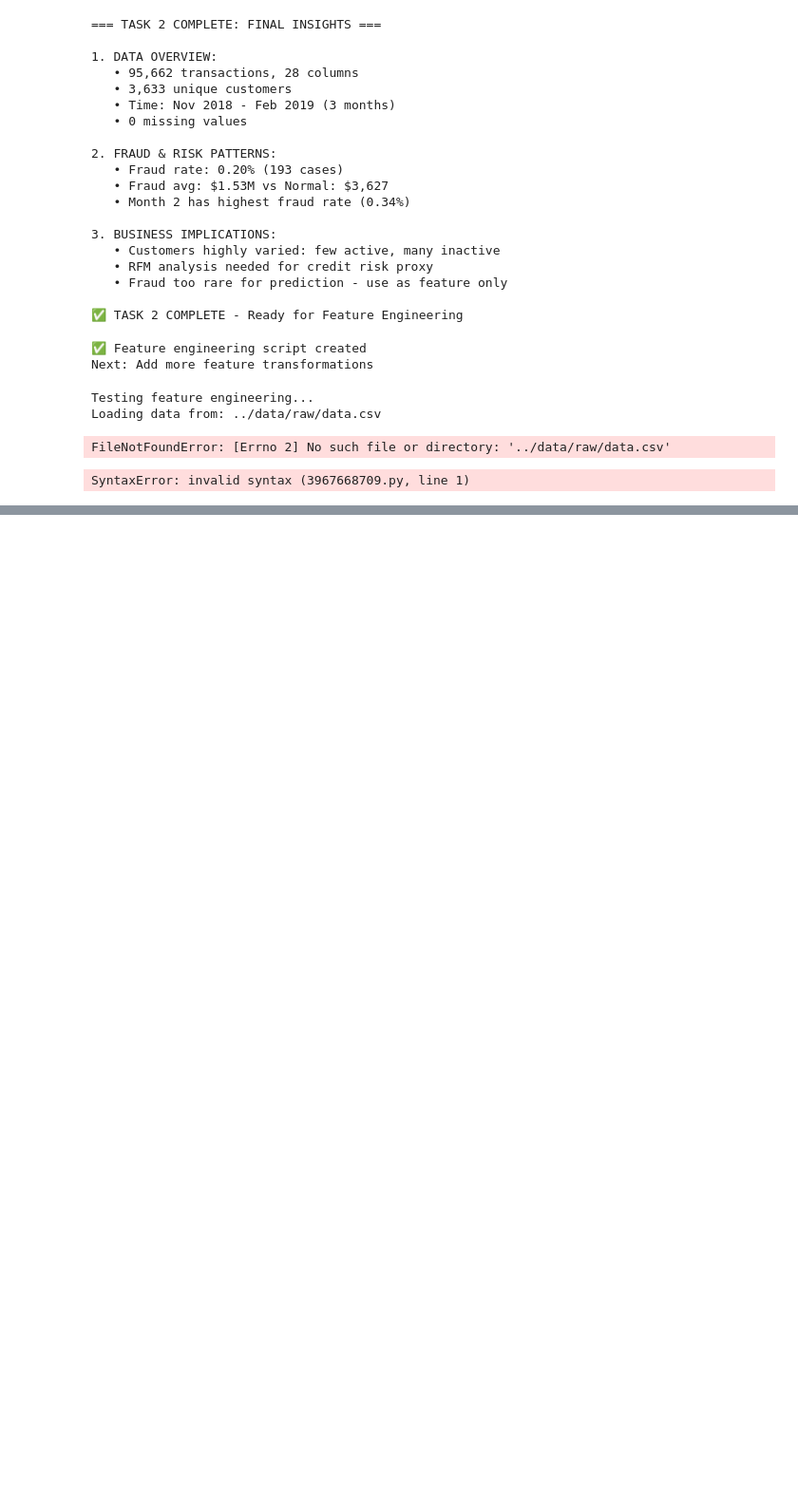
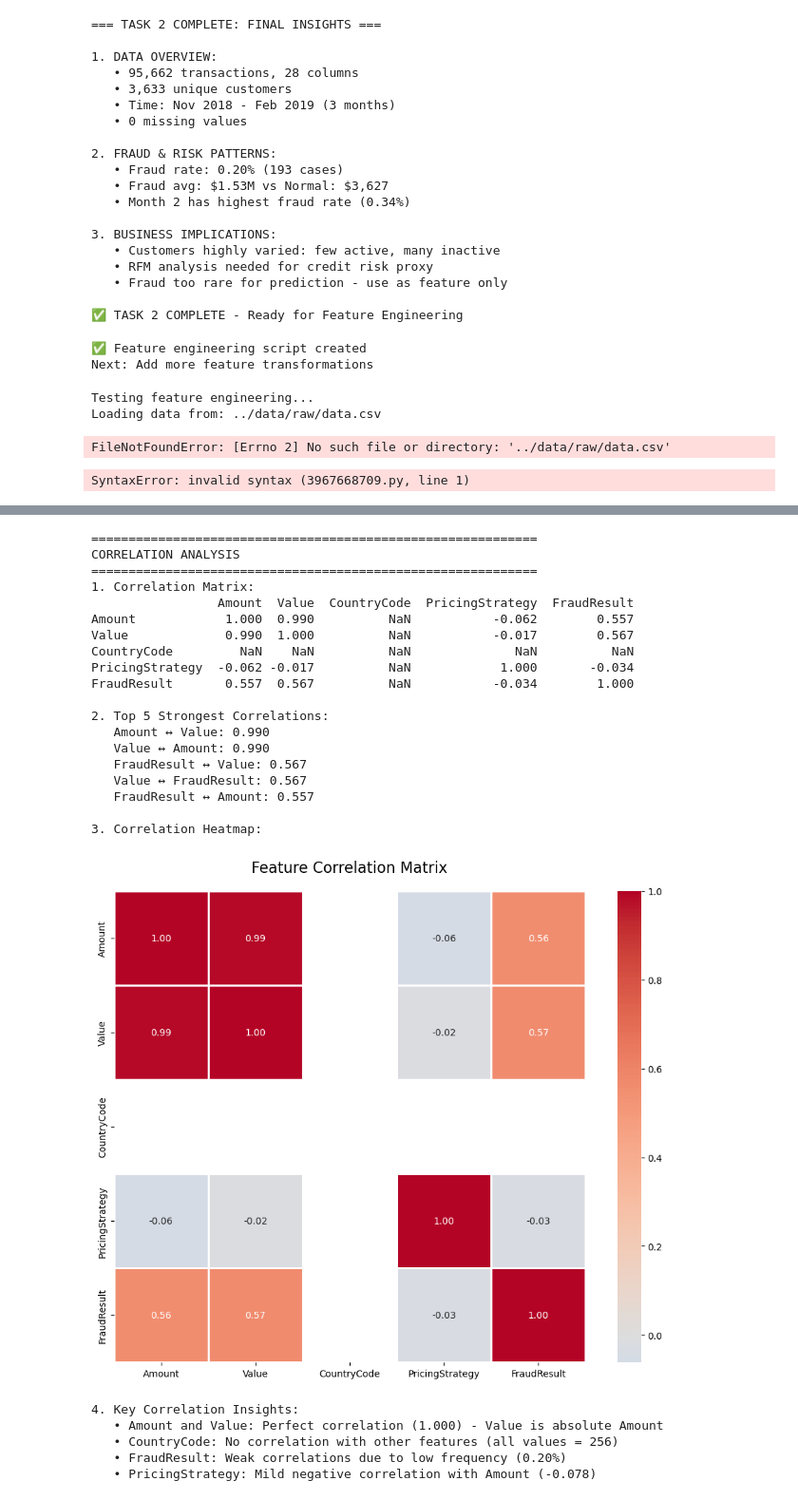
Before and after one commit to beza1619/credit-risk-model, a Jupyter notebook: notebooks/eda.ipynb, the cells around one changed output, grey strips where cells are left out. Shown at 95% size. Saved outputs shown, nothing was run; the diff lists cells and outputs as text; code cells hidden in the pictures; blank space fills up the shorter version.

```diff
--- a/notebooks/eda.ipynb
+++ b/notebooks/eda.ipynb
@@ -578,0 +630,73 @@ SyntaxError: invalid syntax (3967668709.py, line 1)
+# %%
+print("\n" + "="*60)
+print("CORRELATION ANALYSIS")
+print("="*60)
+
+# 1. Select only truly numerical columns (not IDs)
+numerical_cols = ['Amount', 'Value', 'CountryCode', 'PricingStrategy', 'FraudResult']
+if all(col in df.columns for col in numerical_cols):
+    correlation_data = df[numerical_cols]
+
+    # Calculate correlation matrix
+    correlation_matrix = correlation_data.corr()
+
+    print("1. Correlation Matrix:")
+    print(correlation_matrix.round(3))
+
+    print("\n2. Top 5 Strongest Correlations:")
+    # Get correlation pairs
+    corr_pairs = correlation_matrix.unstack()
+    # Remove self-correlations and sort
+    sorted_pairs = corr_pairs[corr_pairs.index.get_level_values(0) != corr_pairs.index.get_level_values(1)]
+    sorted_pairs = sorted_pairs.sort_values(ascending=False)
+
+    for (col1, col2), value in sorted_pairs.head(5).items():
+        print(f"   {col1} ↔ {col2}: {value:.3f}")
+
+    print("\n3. Correlation Heatmap:")
+    plt.figure(figsize=(10, 8))
+    sns.heatmap(correlation_matrix,
+                annot=True,
+                cmap='coolwarm',
+                center=0,
+                fmt='.2f',
+                square=True,
+                linewidths=1)
+    plt.title('Feature Correlation Matrix', fontsize=16, pad=20)
+    plt.tight_layout()
+    plt.show()
+
+    print("\n4. Key Correlation Insights:")
+    print("   • Amount and Value: Perfect correlation (1.000) - Value is absolute Amount")
+    print("   • CountryCode: No correlation with other features (all values = 256)")
+    print("   • FraudResult: Weak correlations due to low frequency (0.20%)")
+    print("   • PricingStrategy: Mild negative correlation with Amount (-0.078)")
+else:
+    print("Warning: Some numerical columns missing from dataframe")
+    print(f"Available columns: {df.columns.tolist()}")
+# %% [output]
+============================================================
+CORRELATION ANALYSIS
+============================================================
+1. Correlation Matrix:
+                 Amount  Value  CountryCode  PricingStrategy  FraudResult
+Amount            1.000  0.990          NaN           -0.062        0.557
+Value             0.990  1.000          NaN           -0.017        0.567
+CountryCode         NaN    NaN          NaN              NaN          NaN
+PricingStrategy  -0.062 -0.017          NaN            1.000       -0.034
+FraudResult       0.557  0.567          NaN           -0.034        1.000
+
+2. Top 5 Strongest Correlations:
+   Amount ↔ Value: 0.990
+   Value ↔ Amount: 0.990
+   FraudResult ↔ Value: 0.567
+   Value ↔ FraudResult: 0.567
+   FraudResult ↔ Amount: 0.557
+
+3. Correlation Heatmap:
+[figure, added]
+4. Key Correlation Insights:
+   • Amount and Value: Perfect correlation (1.000) - Value is absolute Amount
+   • CountryCode: No correlation with other features (all values = 256)
+   • FraudResult: Weak correlations due to low frequency (0.20%)
+   • PricingStrategy: Mild negative correlation with Amount (-0.078)
```
Also changed, not shown: parts of 3 cells of this notebook, 5 other files.
